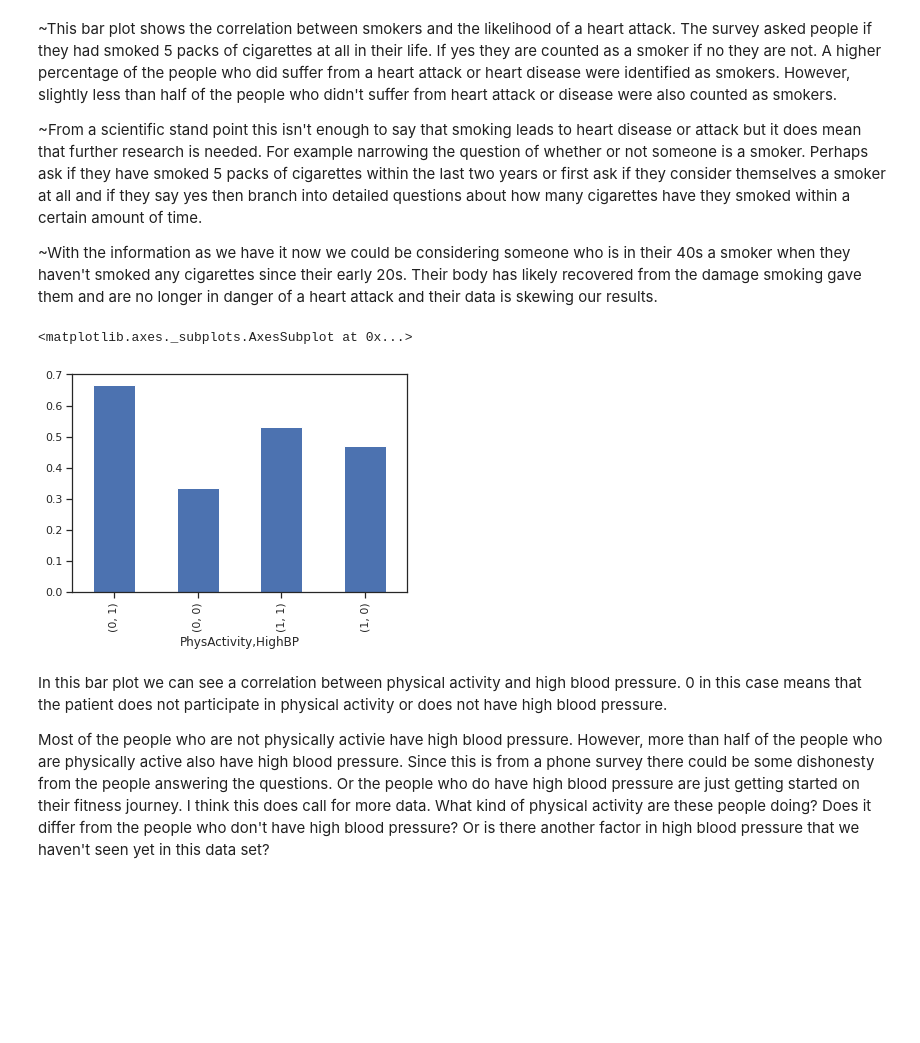
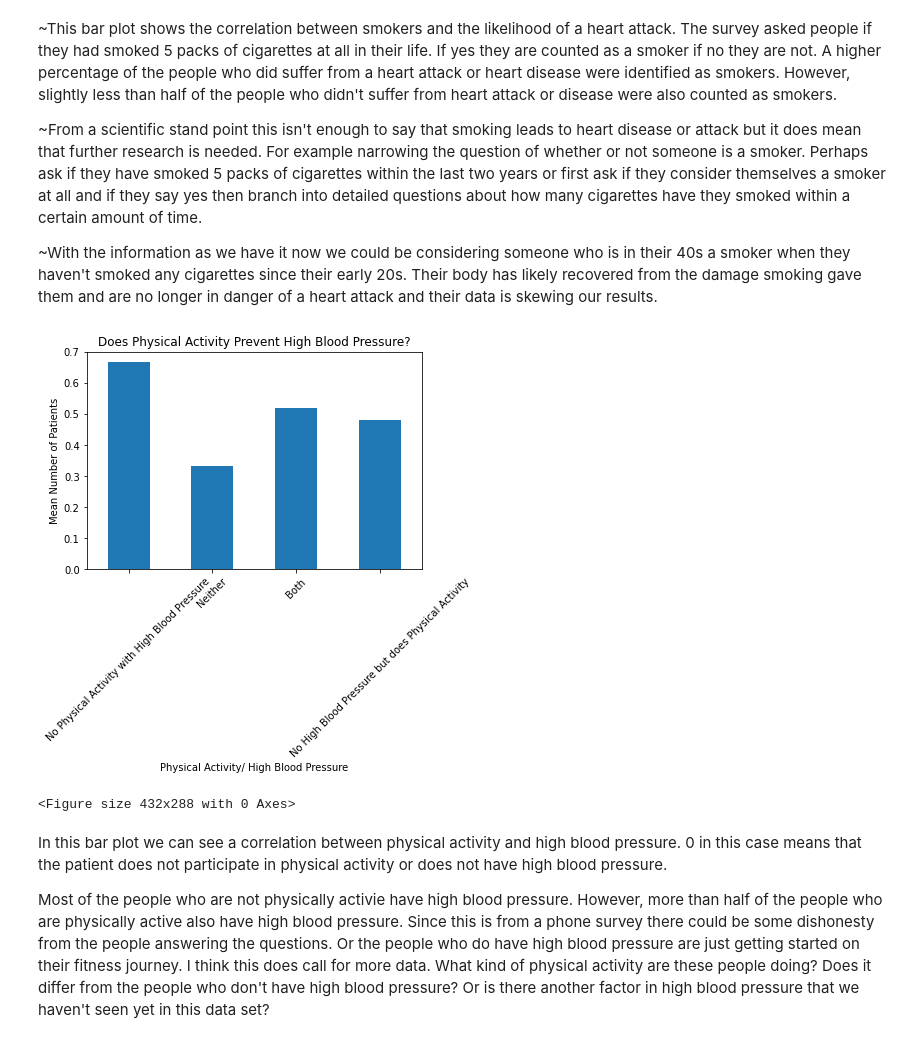
Before and after one commit to meburns2011/Heart-Disease-Predictor, a Jupyter notebook: Heart_Disease_Predictor.ipynb, the cells around one changed output. Saved outputs shown, nothing was run; the diff lists cells and outputs as text; code cells hidden in the pictures; blank space fills up the shorter version.

```diff
--- a/Heart_Disease_Predictor.ipynb
+++ b/Heart_Disease_Predictor.ipynb
@@ -429,11 +436,17 @@ smoker_heart.plot.bar()
 ~With the information as we have it now we could be considering someone who is in their 40s a smoker when they haven't smoked any cigarettes since their early 20s. Their body has likely recovered from the damage smoking gave them and are no longer in danger of a heart attack and their data is skewing our results.
 # %%
 phys_bp=df.groupby(['PhysActivity'])['HighBP'].value_counts(normalize=True)
-# %%
-phys_bp.plot.bar()
-# %% [output]
-<matplotlib.axes._subplots.AxesSubplot at 0x...>
-[figure, removed]
+# %%
+phys_bp.plot.bar()
+plt.xticks([0,1,2,3],['No Physical Activity with High Blood Pressure', 'Neither', 'Both', 'No High Blood Pressure but does Physical Activity'], rotation=45)
+plt.xlabel('Physical Activity/ High Blood Pressure')
+plt.ylabel('Mean Number of Patients')
+plt.title('Does Physical Activity Prevent High Blood Pressure?')
+plt.show()
+plt.savefig('Does Physical Activity Prevent High Blood Pressure?', dpi = 300)
+# %% [output]
+[figure, added]
+<Figure size 432x288 with 0 Axes>
 # %% [markdown]
 In this bar plot we can see a correlation between physical activity and high blood pressure. 0 in this case means that the patient does not participate in physical activity or does not have high blood pressure.
 
```
Also changed, not shown: parts of 36 cells of this notebook.
